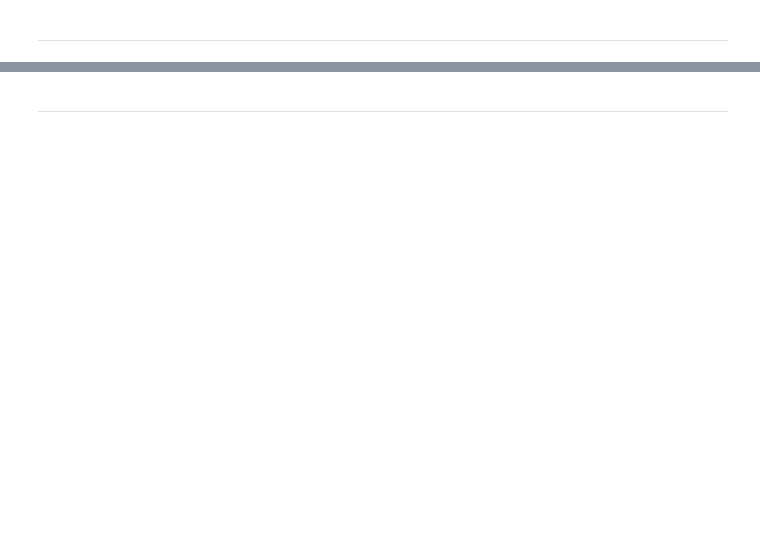
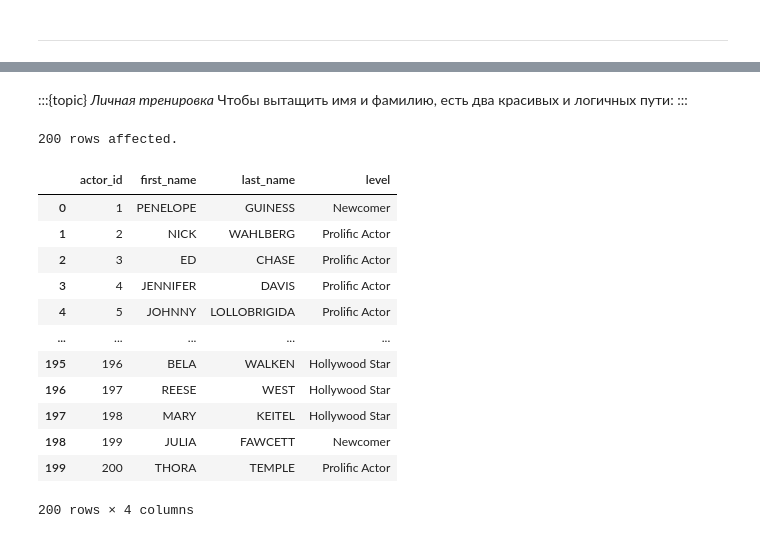
Before and after one commit to magus1968/learning-sql, a Jupyter notebook: docs/chapters/ch09.ipynb, the cells around one changed output, grey strips where cells are left out. Saved outputs shown, nothing was run; the diff lists cells and outputs as text; code cells hidden in the pictures; blank space fills up the shorter version.

```diff
--- a/docs/chapters/ch09.ipynb
+++ b/docs/chapters/ch09.ipynb
@@ -1755,3 +1851,46 @@ SELECT 'Newcomer' level, 1 min_roles, 19 max_roles
-# %% [markdown]
-
----
+# %% [markdown]
+:::{topic} *Личная тренировка*
+Чтобы вытащить имя и фамилию, есть два красивых и логичных пути:
+:::
+# %%
+%%sql
+/* Вариант 1 (предпочтительный)
+   Добавить обычный `INNER JOIN actor a` в основной внешний запрос */
+
+SELECT
+    a.actor_id,
+    a.first_name,
+    a.last_name,
+    grps.level
+FROM (
+    SELECT
+        actor_id,
+        COUNT(*) AS num_roles
+    FROM film_actor
+    GROUP BY actor_id
+) AS actr
+    INNER JOIN actor a
+        ON actr.actor_id = a.actor_id
+    INNER JOIN (
+        SELECT 'Hollywood Star' AS level, 30 AS min_roles, 99999 AS max_roles
+        UNION ALL
+        SELECT 'Prolific Actor', 20, 29
+        UNION ALL
+        SELECT 'Newcomer', 1, 19
+    ) AS grps
+        ON actr.num_roles BETWEEN grps.min_roles AND grps.max_roles;
+# %% [output]
+200 rows affected.
+|  | actor_id | first_name | last_name | level |
+| 0 | 1 | PENELOPE | GUINESS | Newcomer |
+| 1 | 2 | NICK | WAHLBERG | Prolific Actor |
+| 2 | 3 | ED | CHASE | Prolific Actor |
+| 3 | 4 | JENNIFER | DAVIS | Prolific Actor |
+| 4 | 5 | JOHNNY | LOLLOBRIGIDA | Prolific Actor |
+| ... | ... | ... | ... | ... |
+| 195 | 196 | BELA | WALKEN | Hollywood Star |
+| 196 | 197 | REESE | WEST | Hollywood Star |
+| 197 | 198 | MARY | KEITEL | Hollywood Star |
+| 198 | 199 | JULIA | FAWCETT | Newcomer |
+| 199 | 200 | THORA | TEMPLE | Prolific Actor |
+200 rows × 4 columns
```
Also changed, not shown: parts of 13 cells of this notebook.
